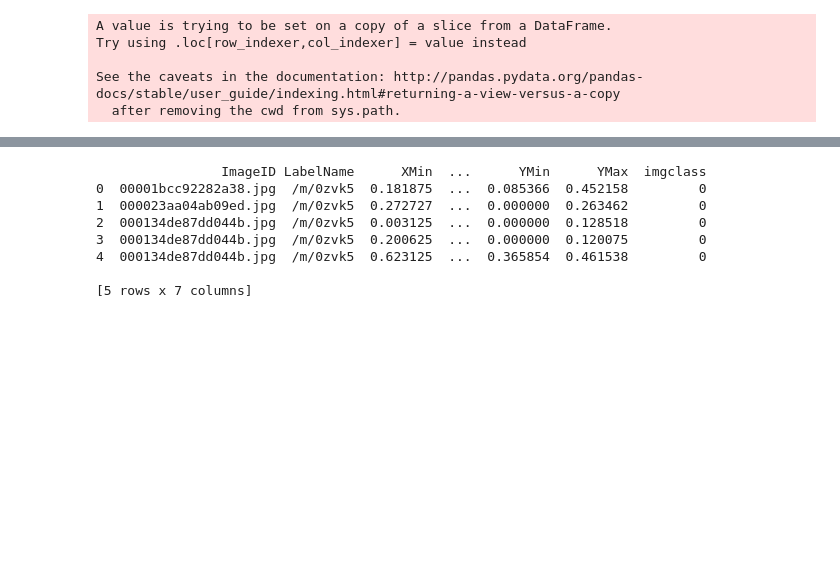
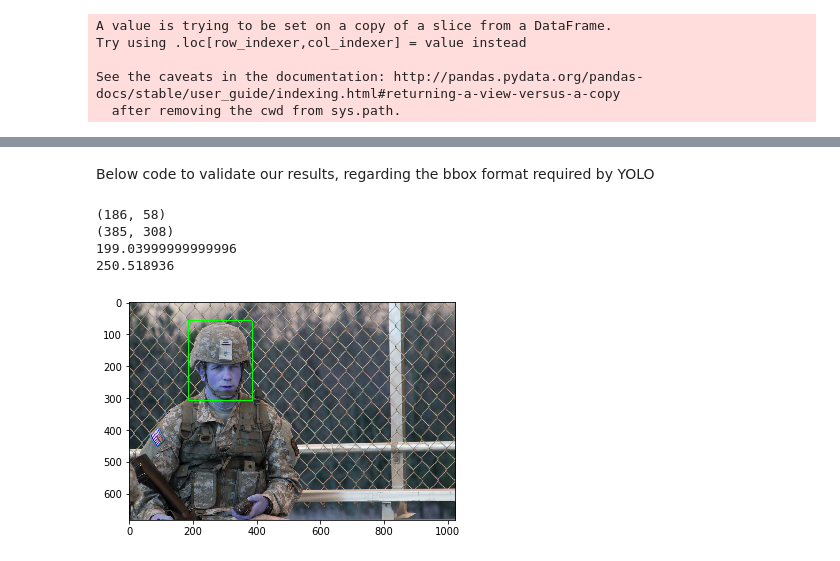
Before and after one commit to MeAmarP/yolo-on-OID, a Jupyter notebook: OID_Work.ipynb, the cells around one changed output, grey strips where cells are left out. Cells and saved outputs as stored; diff of their text form; code cells hidden in the pictures; blank space fills up the shorter version.

Commit message:
bbox values converted and validated for yolo format

```diff
--- a/OID_Work.ipynb
+++ b/OID_Work.ipynb
@@ -198,0 +203,14 @@ imgdirids = [imgid.split('.')[0] for imgid in os.listdir("/content/img_data")]
+# %%
+import cv2
+from tqdm import tqdm
+
+train_helmet_anno_df['img_w']=''
+train_helmet_anno_df['img_h']=''
+for idx,row  in tqdm(train_helmet_anno_df.iterrows()):
+  path_to_img ="/content/img_data/"+row['ImageID']
+  h,w,_ = (cv2.imread(path_to_img)).shape
+  train_helmet_anno_df.at[idx,'img_w'] = w
+  train_helmet_anno_df.at[idx,'img_h'] = h
+
+print(train_helmet_anno_df.shape)
+print(train_helmet_anno_df.head())
@@ -199,41 +227,33 @@ imgdirids = [imgid.split('.')[0] for imgid in os.listdir("/content/img_data")]
+# %% [markdown]
+Below code to validate our results, regarding the bbox format required by YOLO
 # %%
 # Write routine to display labelled objects in training image dataset
 # This is just to understand and check how to normalize-dnormalize bbox values
 
 import cv2
+from google.colab.patches import cv2_imshow
 import matplotlib.pyplot as plt
 
 img = cv2.imread("/content/img_data/00001bcc92282a38.jpg")
 h,w,_ = img.shape
 
-for _,row in train_helmet_anno_df[train_helmet_anno_df.ImageID == "00001bcc92282a38"].iterrows():
+for _,row in train_helmet_anno_df[train_helmet_anno_df.ImageID == "00001bcc92282a38.jpg"].iterrows():
   ## print(row[['YMin', 'XMin', 'YMax', 'XMax']].values.tolist())
   pxl_xmin = int(row['XMin']*w)
   pxl_xmax = int(row['XMax']*w)
   pxl_ymin = int(row['YMin']*h)
   pxl_ymax = int(row['YMax']*h)
+  print((pxl_xmin,pxl_ymin))
+  print((pxl_xmax,pxl_ymax))
   img = cv2.rectangle(img,(pxl_xmin,pxl_ymin),(pxl_xmax,pxl_ymax),(0,255,0),2)
-cv2_imshow(img)
+plt.imshow(img)
+# cv2_imshow(img)
+
+print("BoundigBow_W in pxl",train_helmet_anno_df.bbox_w[0]*train_helmet_anno_df.img_w[0])
+print("BoundigBow_H in pxl",train_helmet_anno_df.bbox_h[0]*train_helmet_anno_df.img_h[0])
+# %% [output]
+(186, 58)
+(385, 308)
+199.03999999999996
+250.518936
+[figure, added]
-# %%
-# Add .jpg to ImageID
-# train_helmet_anno_df['ImageID'] = train_helmet_anno_df['ImageID']+'.jpg'
-
-#keep relevent columns only remove others
-select_cols = ['ImageID', 'LabelName', 'XMin', 'XMax', 'YMin','YMax','imgclass']
-train_helmet_anno_df = train_helmet_anno_df[select_cols]
-
-train_helmet_anno_df['bbox_cx'] = (train_helmet_anno_df['XMax'] + train_helmet_anno_df['XMin'])/2.0
-train_helmet_anno_df['bbox_cy'] = (train_helmet_anno_df['YMax'] + train_helmet_anno_df['YMin'])/2.0
-train_helmet_anno_df['bbox_w'] = train_helmet_anno_df['XMax'] - train_helmet_anno_df['XMin']
-train_helmet_anno_df['bbox_h'] = train_helmet_anno_df['YMax'] - train_helmet_anno_df['YMin']
-
-print(train_helmet_anno_df.head())
-# %% [output]
-                ImageID LabelName      XMin  ...      YMin      YMax  imgclass
-0  00001bcc92282a38.jpg  /m/0zvk5  0.181875  ...  0.085366  0.452158         0
-1  000023aa04ab09ed.jpg  /m/0zvk5  0.272727  ...  0.000000  0.263462         0
-2  000134de87dd044b.jpg  /m/0zvk5  0.003125  ...  0.000000  0.128518         0
-3  000134de87dd044b.jpg  /m/0zvk5  0.200625  ...  0.000000  0.120075         0
-4  000134de87dd044b.jpg  /m/0zvk5  0.623125  ...  0.365854  0.461538         0
-
-[5 rows x 7 columns]
```
Also changed, not shown: parts of 9 cells of this notebook.
